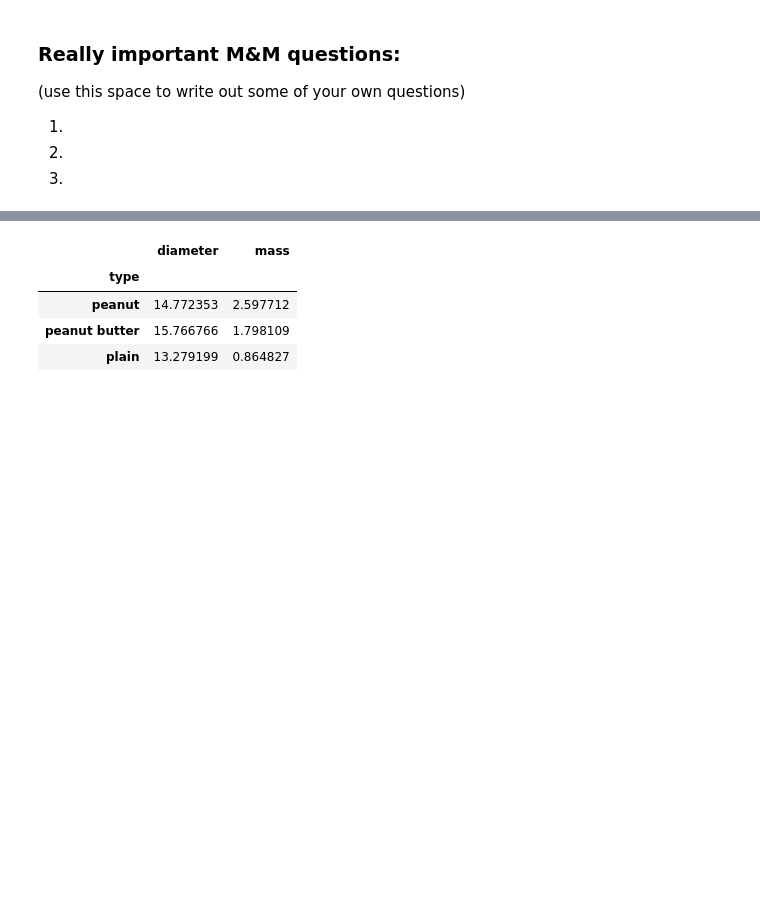
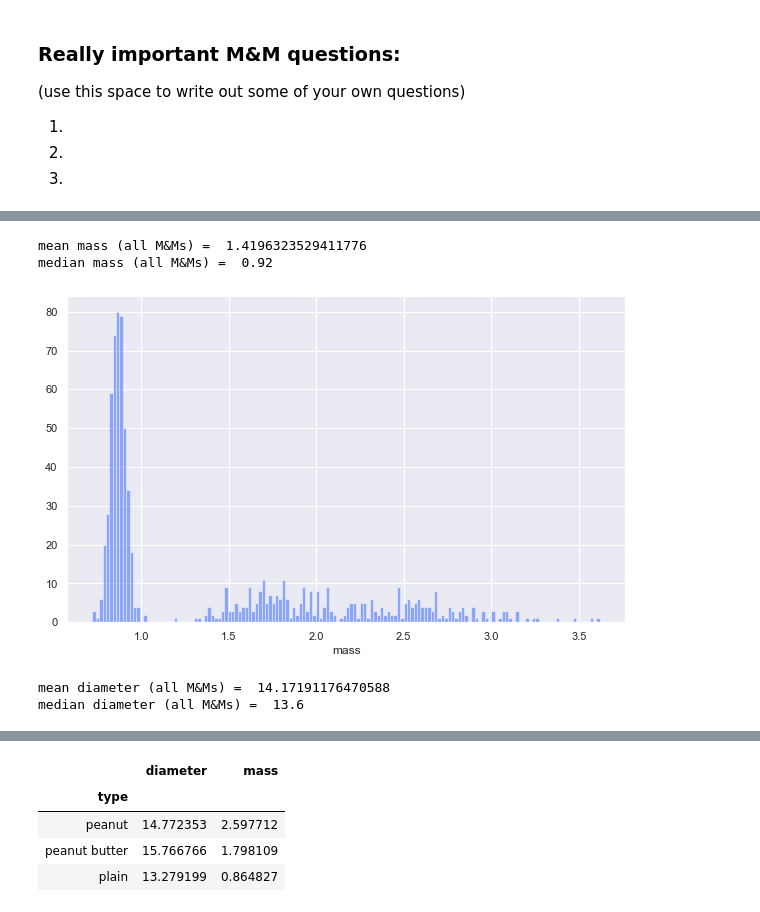
Before and after one commit to nwhoffman/ds_highschool_workshop, a Jupyter notebook: hs_workshop_week1.ipynb, the cells around one changed output, grey strips where cells are left out. Cells and saved outputs as stored; diff of their text form; code cells hidden in the pictures; blank space fills up the shorter version.

```diff
--- a/hs_workshop_week1.ipynb
+++ b/hs_workshop_week1.ipynb
@@ -204,0 +226,22 @@ What's next? Have we come up with any questions we want to ask about our M&Ms? L
+# %%
+# Look at the statistics for mass
+
+print('mean mass (all M&Ms) = ', data['mass'].mean())
+print('median mass (all M&Ms) = ', data['mass'].median())
+# %% [output]
+mean mass (all M&Ms) =  1.4196323529411776
+median mass (all M&Ms) =  0.92
+# %%
+# Plot the histogram of masses
+
+sns.distplot(data.mass, kde = False, bins = 150);
+# %% [output]
+[figure, added]
+# %%
+# Look at the statistics for diameter
+
+print('mean diameter (all M&Ms) = ', data['diameter'].mean())
+print('median diameter (all M&Ms) = ', data['diameter'].median())
+# %% [output]
+mean diameter (all M&Ms) =  14.17191176470588
+median diameter (all M&Ms) =  13.6
```
Also changed, not shown: parts of 19 cells of this notebook.
